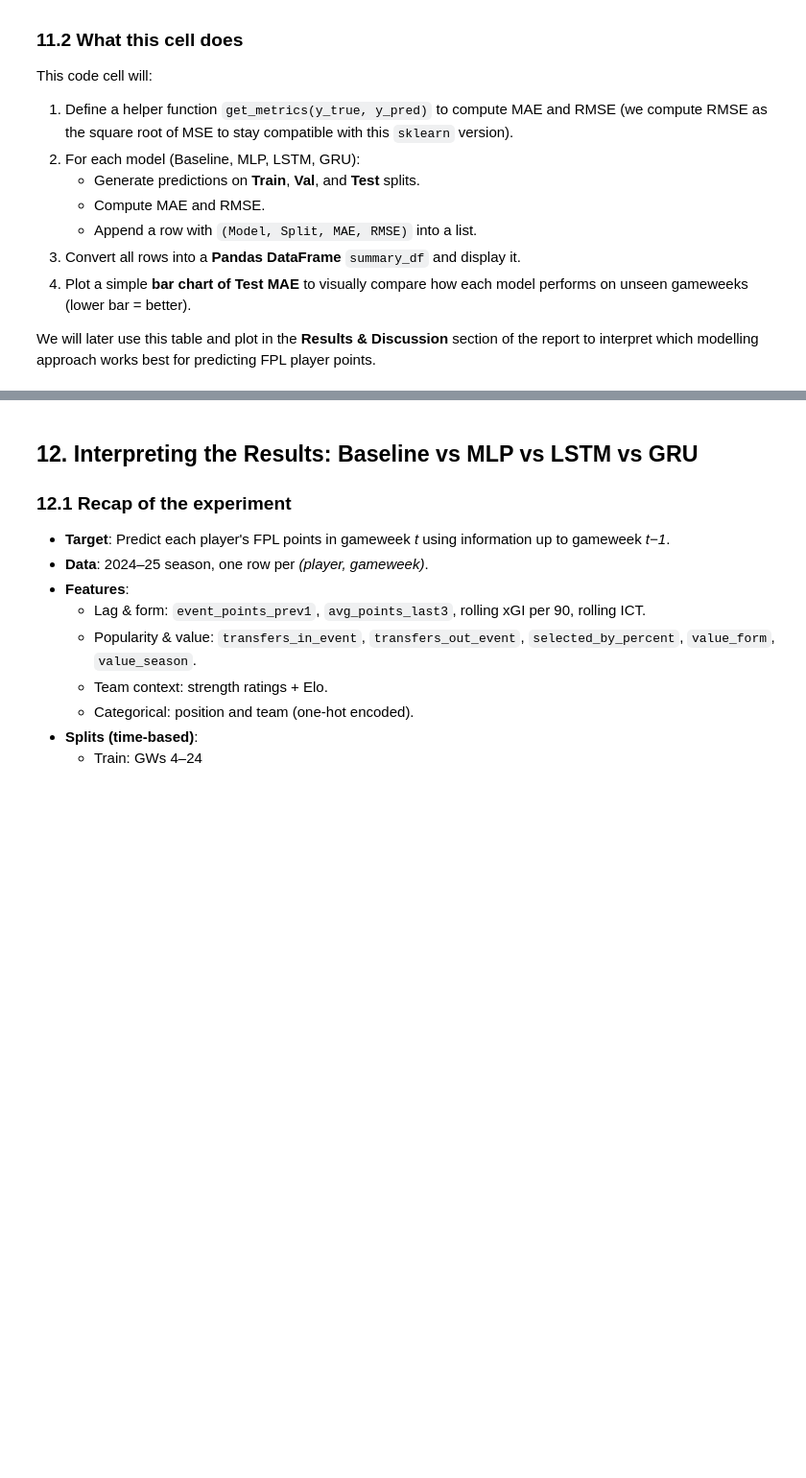
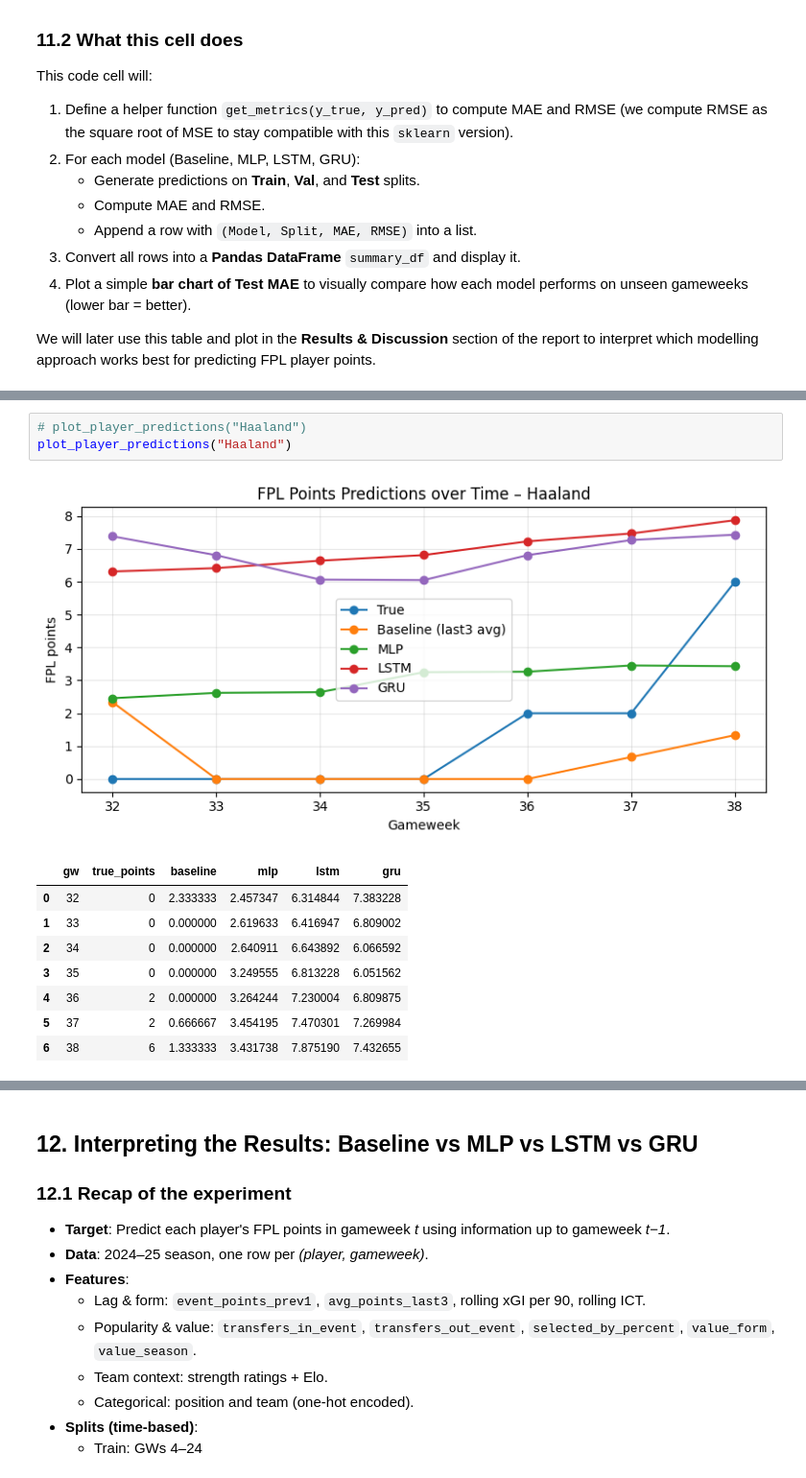
Before and after one commit to Nitecry7/FPL-Neural-Networks-Project, a Jupyter notebook: FPL_Neural_Networks_Project.ipynb, the cells around one changed output, grey strips where cells are left out. Shown at 96% size. Cells and saved outputs as stored; diff of their text form; blank space fills up the shorter version.

```diff
--- a/FPL_Neural_Networks_Project.ipynb
+++ b/FPL_Neural_Networks_Project.ipynb
@@ -1774,0 +2012,13 @@ plt.show()
+# %%
+# plot_player_predictions("Haaland")
+plot_player_predictions("Haaland")
+# %% [output]
+[figure, added]
+|  | gw | true_points | baseline | mlp | lstm | gru |
+| 0 | 32 | 0 | 2.333333 | 2.457347 | 6.314844 | 7.383228 |
+| 1 | 33 | 0 | 0.000000 | 2.619633 | 6.416947 | 6.809002 |
+| 2 | 34 | 0 | 0.000000 | 2.640911 | 6.643892 | 6.066592 |
+| 3 | 35 | 0 | 0.000000 | 3.249555 | 6.813228 | 6.051562 |
+| 4 | 36 | 2 | 0.000000 | 3.264244 | 7.230004 | 6.809875 |
+| 5 | 37 | 2 | 0.666667 | 3.454195 | 7.470301 | 7.269984 |
+| 6 | 38 | 6 | 1.333333 | 3.431738 | 7.875190 | 7.432655 |
```
Also changed, not shown: parts of 18 cells of this notebook.
